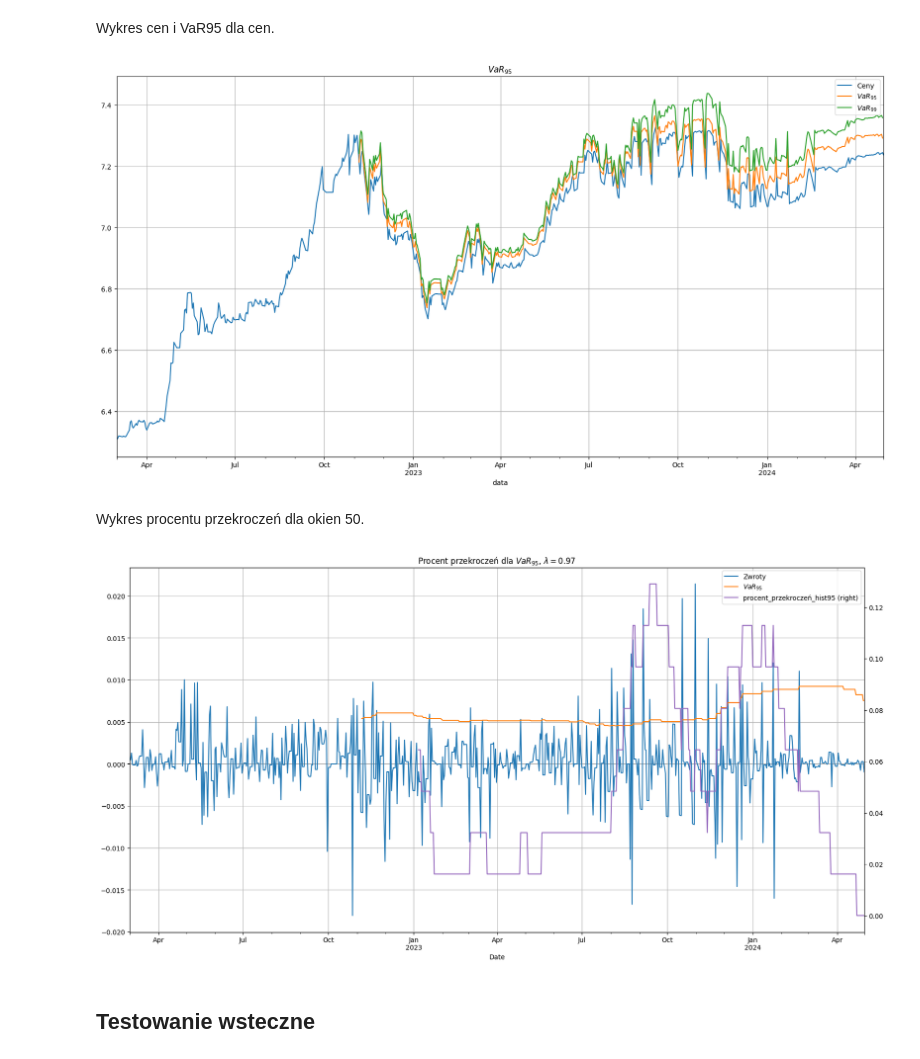
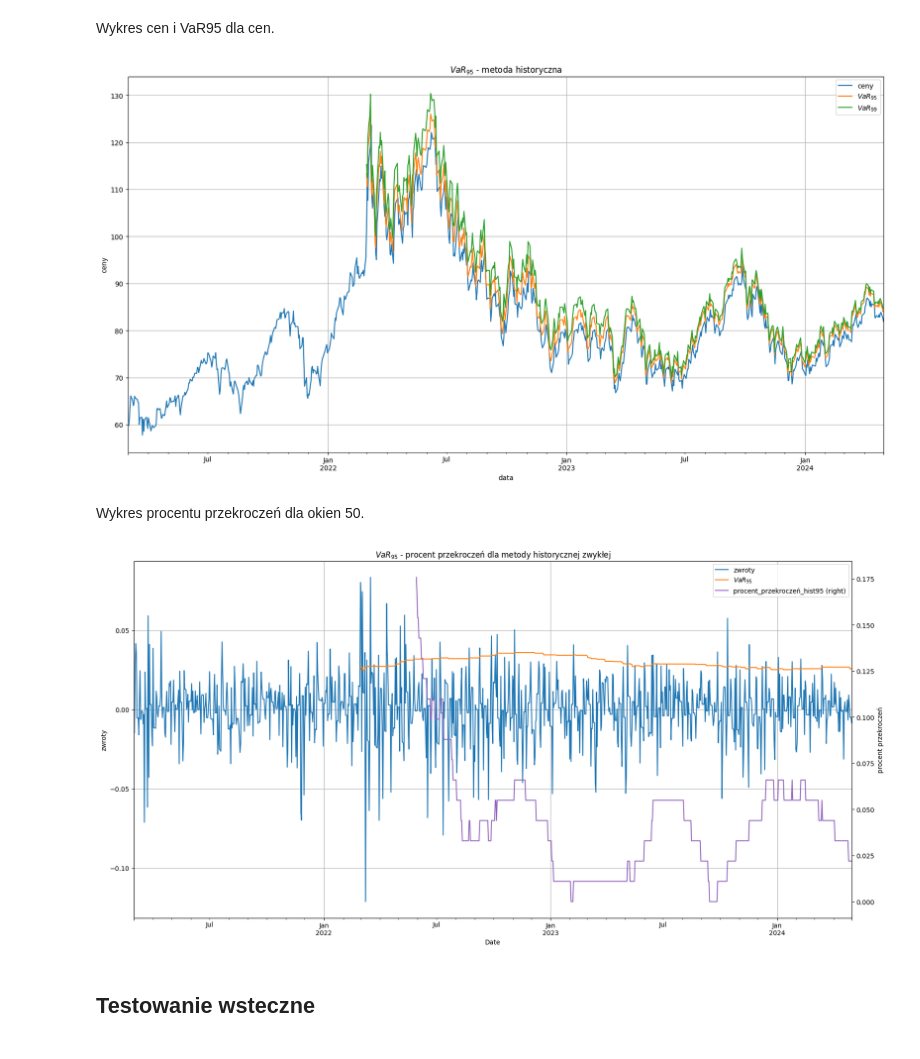
Before and after one commit to OlaHodera/risk, a Jupyter notebook: projekt3/historical.ipynb, the cells around one changed output. Cells and saved outputs as stored; diff of their text form; code cells hidden in the pictures.

```diff
--- a/projekt3/historical.ipynb
+++ b/projekt3/historical.ipynb
@@ -15,4 +15,4 @@ from utils.tests import scoring_quantile
 _ = importlib.reload(utils.download)
 _ = importlib.reload(utils.var)
 # %%
-raw_data, params = get_data(yahoo=False)
+raw_data, params = get_data(yahoo=True)
@@ -50,11 +53,12 @@ _ = data[['Close', 'VaR95_hist', 'VaR99_hist']].\
     plot(ax=ax,
          grid=True,
          xlabel='data',
-         title='$VaR_{95}$')
-plt.legend(['Ceny', '$VaR_{95}$', '$VaR_{99}$'])
-plt.savefig(f"pics\\{params['name']}\\var95_ceny.png")
+         title='$VaR_{95}$ - metoda historyczna',
+         ylabel='ceny')
+plt.legend(['ceny', '$VaR_{95}$', '$VaR_{99}$'])
+plt.savefig(f"pics\\{params['name']}\\var_zwykla_ceny.png")
 # %% [output]
-[figure, old version]
+[figure, new version]
 # %%
 data, I95 = exceeds_vector(data, 'hist')  # I - wektor przekroczeń
 data, I99 = exceeds_vector(data, 'hist', alpha99)
@@ -62,20 +66,26 @@ data, I99 = exceeds_vector(data, 'hist', alpha99)
 Wykres procentu przekroczeń dla okien 50.
 # %%
 _, ax = plt.subplots(figsize=(20,10))
-line1 = data[['procent_przekroczeń_hist95']].plot(secondary_y=True,
-                                            ax=ax,
-                                            color='C4',
-                                            legend=True)
 
 _ = data[['returns', 'var95_hist']].plot(ax=ax,
                                          grid=True,
                                          style=['-', '-'],
                                          color=['C0', 'C1'],
                                          xlabel='data',
-                                         title='Procent przekroczeń', legend=True)
-plt.savefig(f"pics\\{params['name']}\\procent-var95.png")
+                                         title='$VaR_{95}$ - procent przekroczeń dla metody historycznej zwykłej',
+                                         ylabel='zwroty',
+                                         legend=True)
+plt.legend(['zwroty', '$VaR_{95}$'])
+
+line1 = data[['procent_przekroczeń_hist95']].plot(secondary_y=True,
+                                            ax=ax,
+                                            color='C4',
+                                            ylabel='procent przekroczeń',
+                                            legend=True)
+
+plt.savefig(f"pics\\{params['name']}\\procent_zwykla.png")
 # %% [output]
-[figure, old version]
+[figure, new version]
 # %% [markdown]
 ## Testowanie wsteczne
 # %% [markdown]
```
Also changed, not shown: parts of 20 cells of this notebook, 22 other files.
